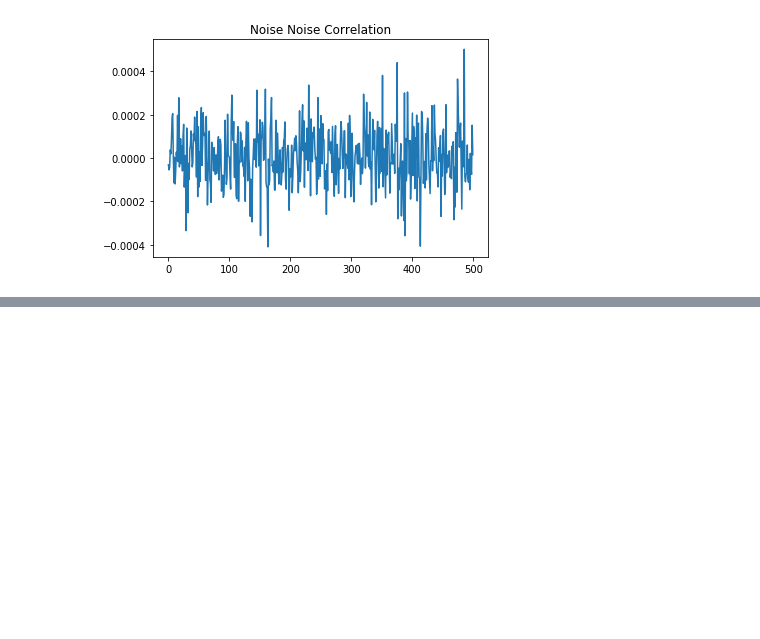
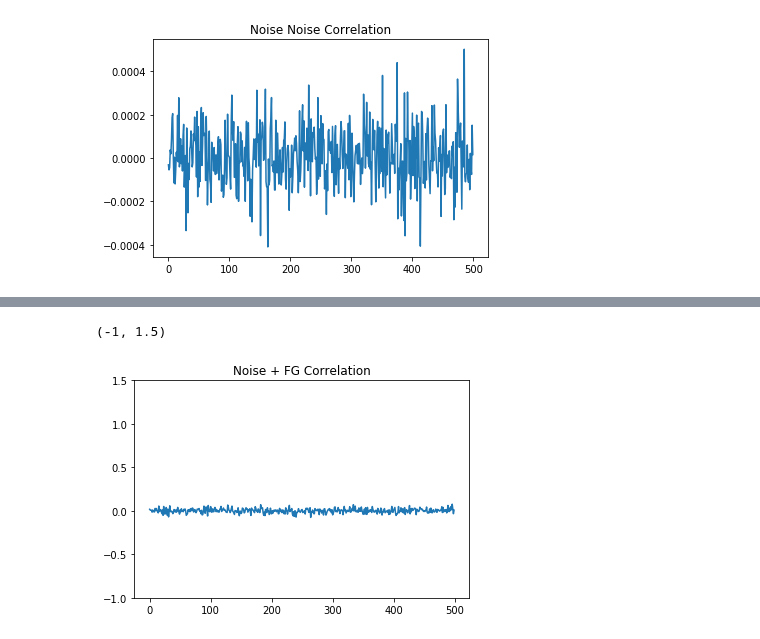
Before and after one commit to hannahfro/Hannah-Msc, a Jupyter notebook: Correlation Gumdrop Runs.ipynb, the cells around one changed output, grey strips where cells are left out. Saved outputs shown, nothing was run; the diff lists cells and outputs as text; code cells hidden in the pictures; blank space fills up the shorter version.

```diff
--- a/Correlation Gumdrop Runs.ipynb
+++ b/Correlation Gumdrop Runs.ipynb
@@ -53,0 +105,9 @@ Text(0.5, 1.0, 'Noise-Noise Correlation')
+# %%
+
+plt.plot(df_corr['NFG'])
+plt.title('Noise + FG Correlation')
+plt.ylim(-1,1.5)
+#here I subtracted the mean first from both data sets then treated the result as an array with mean 0. I assume if
+# %% [output]
+(-1, 1.5)
+[figure, added]
```
Also changed, not shown: parts of 7 cells of this notebook, 29 other files.
